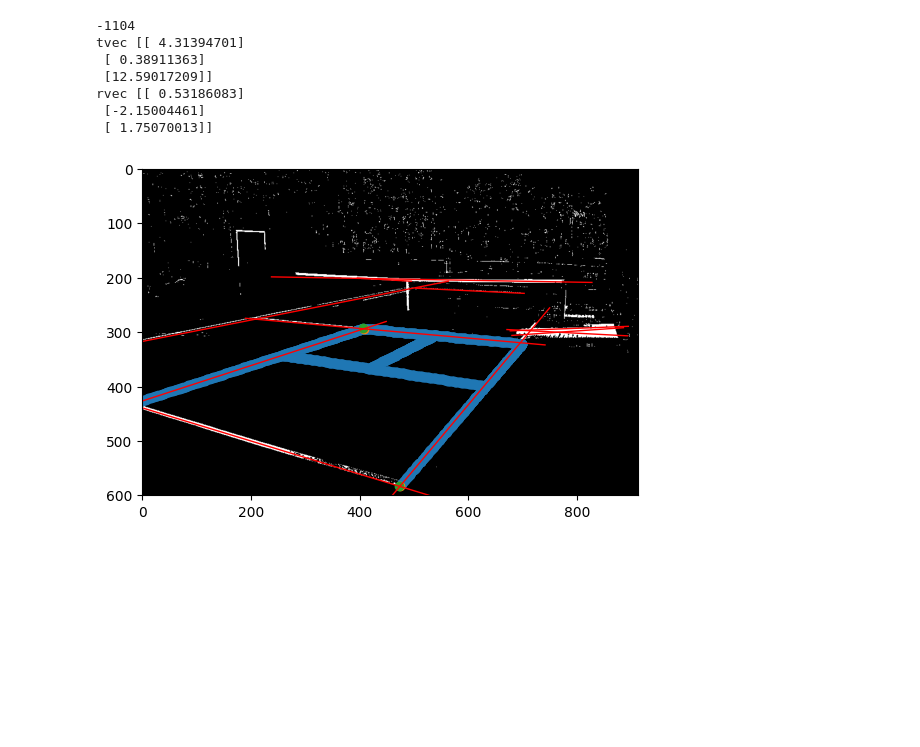
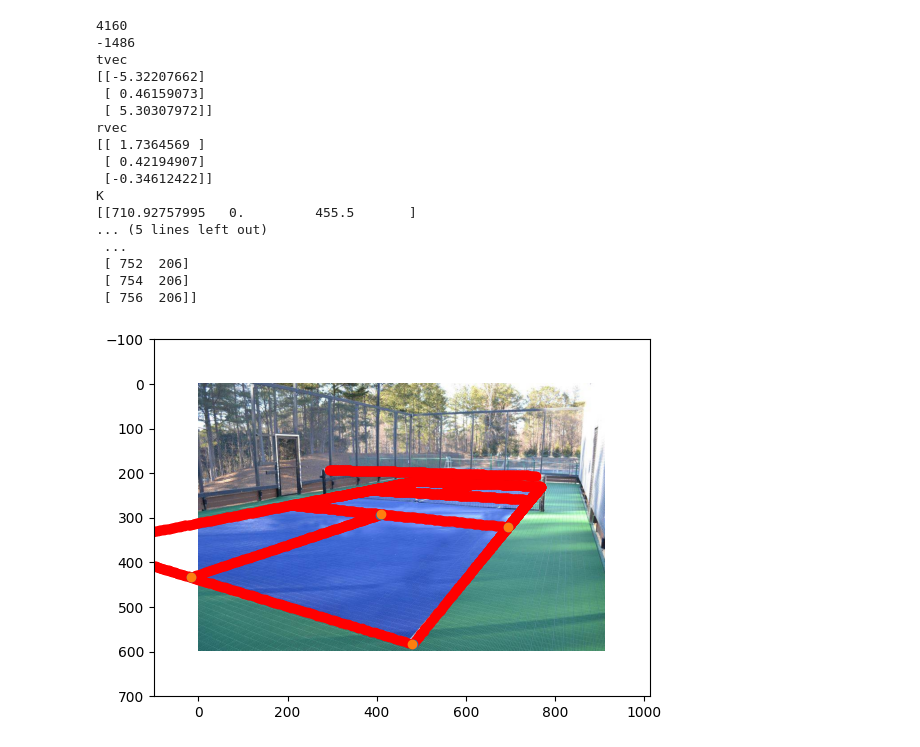
Before and after one commit to ekchapman/pickleball_roomba, a Jupyter notebook: vanishing_points/better_line_detection.ipynb, the cells around one changed output. Cells and saved outputs as stored; diff of their text form; code cells hidden in the pictures; blank space fills up the shorter version.

```diff
--- a/vanishing_points/better_line_detection.ipynb
+++ b/vanishing_points/better_line_detection.ipynb
@@ -11,13 +11,12 @@ from optimize import find_vanishing_points
 from itertools import permutations, combinations
 from linesegmentintersections import bentley_ottman
 # %%
-%matplotlib qt
 IM_PATH = "pb_court_1.jpg"
+IM_PATH = "C:/Users/echapman/Downloads/pball_crawler/your_image_dir/000001.jpg"
 
 im = cv.cvtColor(cv.imread(IM_PATH), cv.COLOR_BGR2RGB)
 im_gray = cv.cvtColor(im, cv.COLOR_BGR2GRAY)
 plt.imshow(im)
-plt.xlim(-100, 1000)
 
 plt.figure()
 plt.imshow(im_gray, cmap="gray")
@@ -67,8 +72,8 @@ hough_lines = cv.HoughLinesP(
     rho=1,
     theta=np.pi / 180,
     threshold=75,
-    minLineLength=50,
-    maxLineGap=15,
+    minLineLength=100,
+    maxLineGap=5,
 )[:, 0, :]
 
 
@@ -245,5 +257,5 @@ for im_corner in corners:
 # %%
-from IPython.display import clear_output
+# from IPython.display import clear_output
 
 rounds = sorted(rounds, key=lambda tup: tup[0], reverse=True)
 print(len(rounds))
@@ -251,58 +263,76 @@ print(len(rounds))
 for i in range(len(rounds)):
     score, K, rvec, tvec, im_corner, court_corner = rounds[i]
 
-    p1, p2, p3 = im_corner
-    if np.linalg.norm(p1 - p2) < 100 or np.linalg.norm(p2 - p3) < 100:
+    p1, p2, p3, p4 = im_corner
+    if np.linalg.norm(p1 - p2) < 100 or np.linalg.norm(p2 - p3) < 100 or np.linalg.norm(p3 - p4) < 100:
         continue
 
     # wanted_court_corner = np.array([COURT_COORDS["d"], COURT_COORDS["f"], COURT_COORDS["c"]])
     # if not np.allclose(court_corner, wanted_court_corner):
     #     continue
 
-    if input(str(i)):
-        break
-    clear_output()
+    # if input(str(i)):
+    #     break
+    # clear_output()
 
     pts_proj = np.array(
         cv.projectPoints(
             objectPoints=DENSE_COURT_POINTS,
             rvec=rvec,
             tvec=tvec,
             cameraMatrix=K,
             distCoeffs=np.zeros((4, 1)),
         )[0],
         dtype=int
     ).squeeze()
 
     corner_proj = np.array(
         cv.projectPoints(
             objectPoints=court_corner,
             rvec=rvec,
             tvec=tvec,
             cameraMatrix=K,
             distCoeffs=np.zeros((4, 1)),
         )[0],
         dtype=int
     ).squeeze()
 
     print(score)
-    print('tvec', tvec)
-    print('rvec', rvec)
+    print('tvec')
+    print(tvec)
+    print('rvec')
+    print(rvec)
+    print('K')
+    print(K)
+
+    print(pts_proj)
+
     _, ax = plt.subplots()
-    ax.imshow(im_thresh, cmap="gray")
-    plot_segments(ax, extended_avg_lines, colors=["red"], linewidths=[1])
-    plt.scatter(x=pts_proj[:, 0], y=pts_proj[:, 1])
+    ax.imshow(im)
+    plt.scatter(x=pts_proj[:, 0], y=pts_proj[:, 1], color="red")
     plt.scatter(x=im_corner[:, 0], y=im_corner[:, 1])
     plt.scatter(x=corner_proj[:, 0], y=corner_proj[:, 1])
-    ax.set_xlim((0, im.shape[1]))
-    ax.set_ylim((im.shape[0], 0))
+    ax.set_xlim((-100, im.shape[1] + 100))
+    ax.set_ylim((100 + im.shape[0], -100))
     plt.show()
+
+    break
 # %% [output]
--1104
-tvec [[ 4.31394701]
- [ 0.38911363]
- [12.59017209]]
-rvec [[ 0.53186083]
- [-2.15004461]
- [ 1.75070013]]
+4160
+-1486
+tvec
+[[-5.32207662]
+ [ 0.46159073]
+ [ 5.30307972]]
+rvec
+[[ 1.7364569 ]
+ [ 0.42194907]
+ [-0.34612422]]
+K
+[[710.92757995   0.         455.5       ]
+... (5 lines left out)
+ ...
+ [ 752  206]
+ [ 754  206]
+ [ 756  206]]
-[figure, old version]
+[figure, new version]
```
Also changed, not shown: parts of 8 cells of this notebook, 2 other files.
